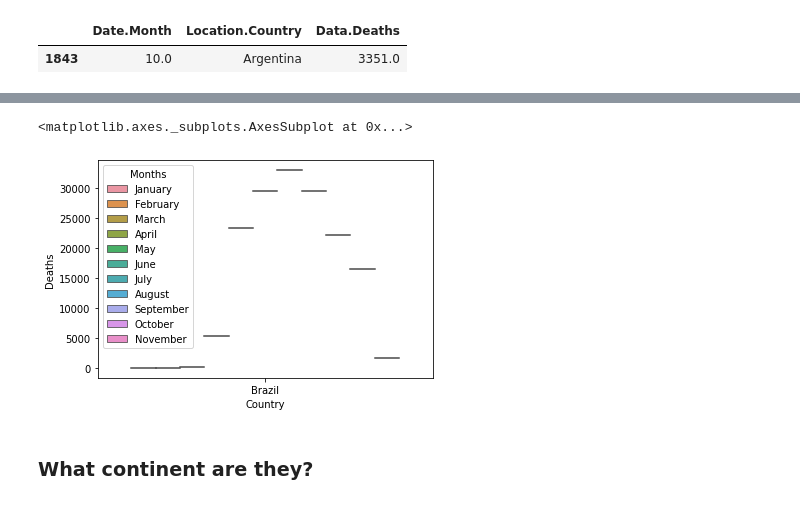
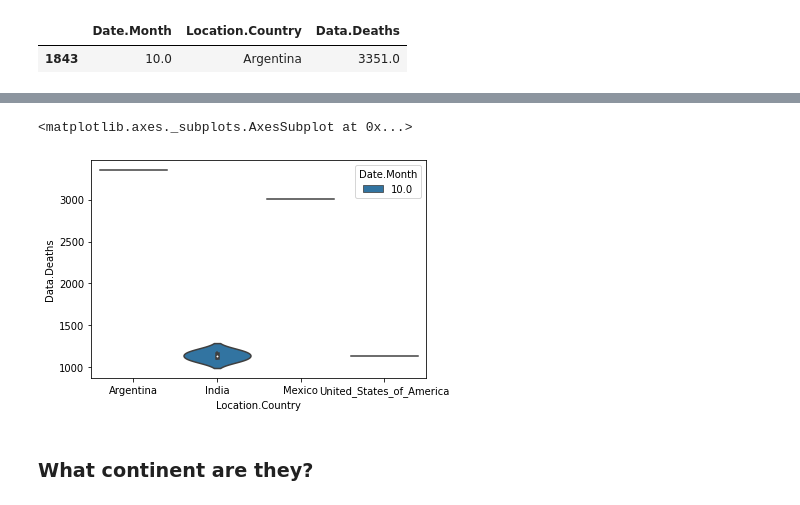
Before and after one commit to raulFuzita/cct_data_visualisation_communication, a Jupyter notebook: DVC_CA_Marina.ipynb, the cells around one changed output, grey strips where cells are left out. Drawn from its saved outputs; the diff is of its cells as text; code cells hidden in the pictures.

```diff
--- a/DVC_CA_Marina.ipynb
+++ b/DVC_CA_Marina.ipynb
@@ -72,6 +90,11 @@ import calendar
 # %%
 # Importing the data set in CSV format and storing it in a object. DF stands for Data Frame.
 df = pd.read_csv("https://corgis-edu.github.io/corgis/datasets/csv/covid/covid.csv")
+# %%
+dct = dc.Dictionary()
+dct.add_keys(df.columns.to_list()+['Date'])
+newkeys = ['Day', 'Month', 'Year', 'Cases', 'Deaths', 'Country', 'Code', 'Population', 'Continent', 'Rate']
+dct.update_keys(newkeys)
 # %% [markdown]
 ####**Data Size:**
 We have decided to verify the data size to make sure we meet the requirements of our investigations, as well as to verify that our dataset is large enough to draw accurate conclusions.
@@ -295,9 +312,9 @@ for i in df.columns:
 We can apply a similar technique to select all measurements from 2019, and then remove them. Similarly to the 12th month.
 # %%
 # Numpy package provides a property to change a value to NA value.
-df[df['Date.Year'] < 2020] = np.NaN
+df[df[dct.Year] < 2020] = np.NaN
 # %%
-df[df['Date.Month'] == 12] = np.NaN
+df[df[dct.Month] == 12] = np.NaN
 # %% [markdown]
 In the end, we can sum all the NA observations and display them. All the original NA values, negative values and unnecessary observations from 2019 is a total of 212 observations.
 # %%
@@ -545,0 +517,2 @@ mdf[(mdf['Date.Month'] == 10) & (mdf['Data.Deaths'] == mdf['Data.Deaths'].max())
+# %%
+mdf = df[(df[dct.Month] == 10) & (df[dct.Deaths] > 1090)]
@@ -546,8 +528,8 @@ mdf[(mdf['Date.Month'] == 10) & (mdf['Data.Deaths'] == mdf['Data.Deaths'].max())
 # %%
-sns.violinplot(x='Country', y='Deaths', data=br, hue='Months')
+sns.violinplot(x=dct.Country, y=dct.Deaths, data=mdf, hue=dct.Month)
 # %% [output]
 <matplotlib.axes._subplots.AxesSubplot at 0x...>
-[figure, old version]
+[figure, new version]
 # %% [markdown]
 ### What continent are they?
 # %%
```
Also changed, not shown: parts of 27 cells of this notebook.
